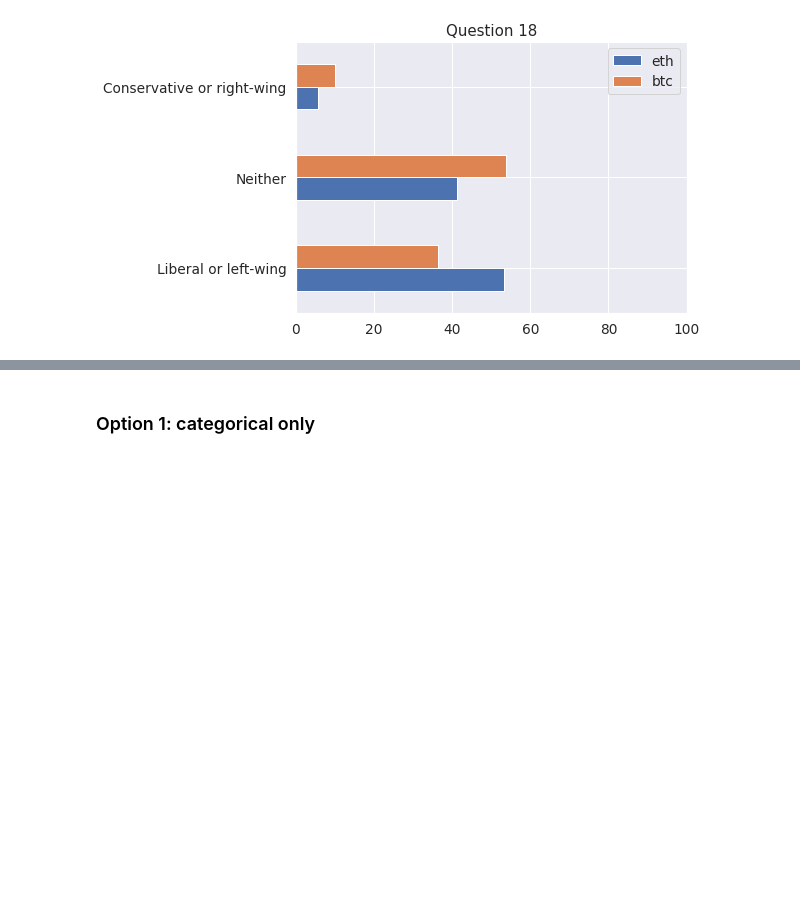
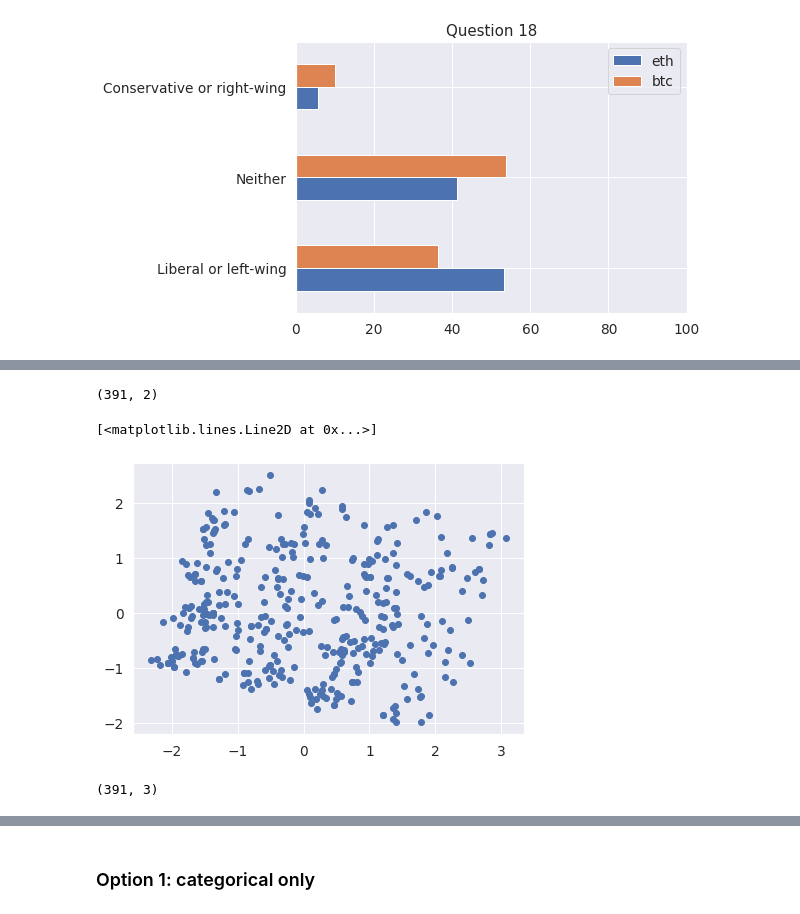
Before and after one commit to notchia/metagov, a Jupyter notebook: cryptopolitics_survey_analysis.ipynb, the cells around one changed output, grey strips where cells are left out. Drawn from its saved outputs; the diff is of its cells as text; code cells hidden in the pictures; blank space fills up the shorter version.

```diff
--- a/cryptopolitics_survey_analysis.ipynb
+++ b/cryptopolitics_survey_analysis.ipynb
@@ -296,0 +304,22 @@ Two options for this:
+# %%
+# Import ordinal mapping from file
+df_map = pd.read_csv('cryptopolitics_quiz_cluster_mapping.csv')
+gb_map = df_map.groupby('Question')
+
+# Convert to dictionary
+mappingDict = {}
+for key, value in gb_map:
+
+    df_q = gb_map.get_group(key)
+    questionDict = {}
+    for i, row in gb_map.get_group(key).iterrows():
+        questionDict[row['Answer']] = row['Mapping']
+
+    mappingDict[key] = questionDict
+
+# Rename dictionary items for ease of working with it
+mappingDict = {n2qDict[k]: v for (k, v) in mappingDict.items()}
+
+for key, value in mappingDict.items():
+    print(key)
+    print(value)
@@ -296,0 +344,10 @@ Two options for this:
+# %%
+# Get mapped version of full response DataFrame
+df_mapped = df_to_cluster.copy()
+for col in df_mapped.columns:
+    df_mapped[col] = df_mapped[col].map(mappingDict[col])
+# %%
+# Encode categorical as one-hot
+v = DictVectorizer()
+cols_categorical = [n2qDict[x] for x in [4,9,16,17]]
+X = v.fit_transform(df_mapped[cols_categorical].to_dict(orient='records'))
@@ -296,0 +372,20 @@ Two options for this:
+# %%
+# PCA
+pca = PCA(n_components=2)
+X_for_pca = df_mapped.drop(columns=cols_categorical)
+X_new = pca.fit_transform(X_for_pca)
+X_new.shape
+# %% [output]
+(391, 2)
+# %%
+plt.plot(X_new[:,0], X_new[:,1], linewidth=0, marker='o')
+# %% [output]
+[<matplotlib.lines.Line2D at 0x...>]
+[figure, added]
+# %%
+pca = PCA(n_components=3)
+X_for_pca = df_mapped.drop(columns=cols_categorical)
+X_new = pca.fit_transform(X_for_pca)
+X_new.shape
+# %% [output]
+(391, 3)
```
Also changed, not shown: parts of 26 cells of this notebook.
